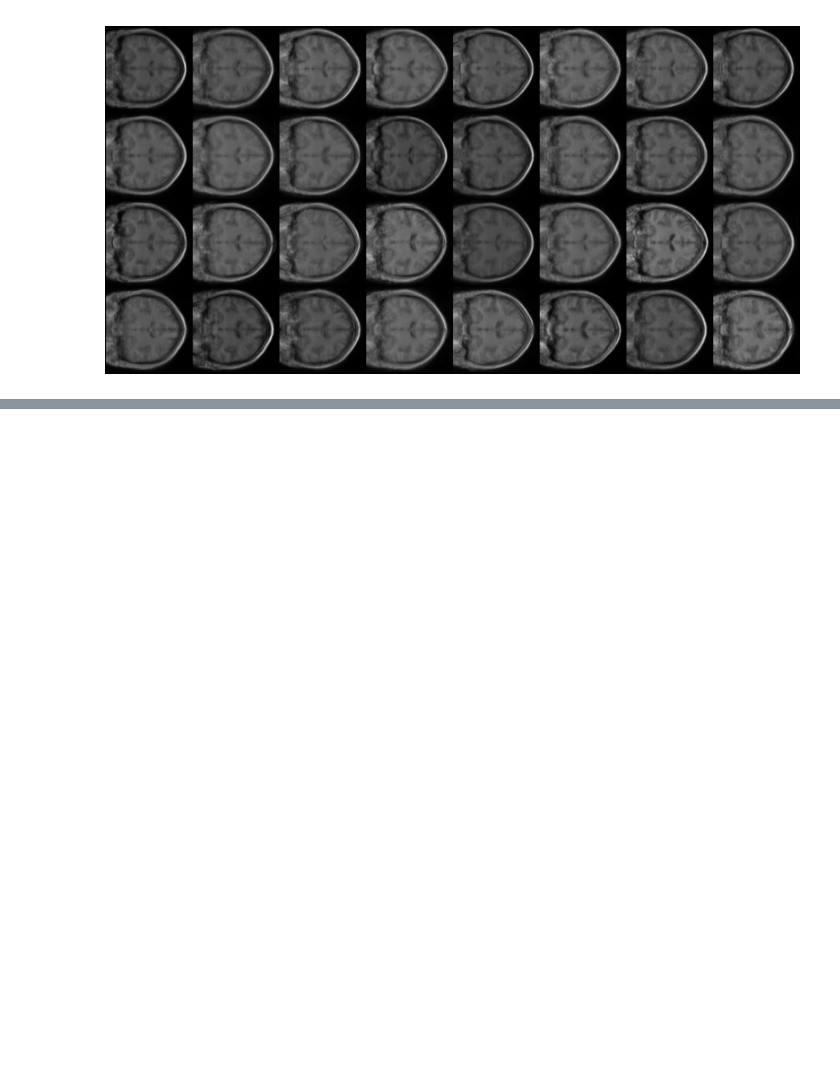
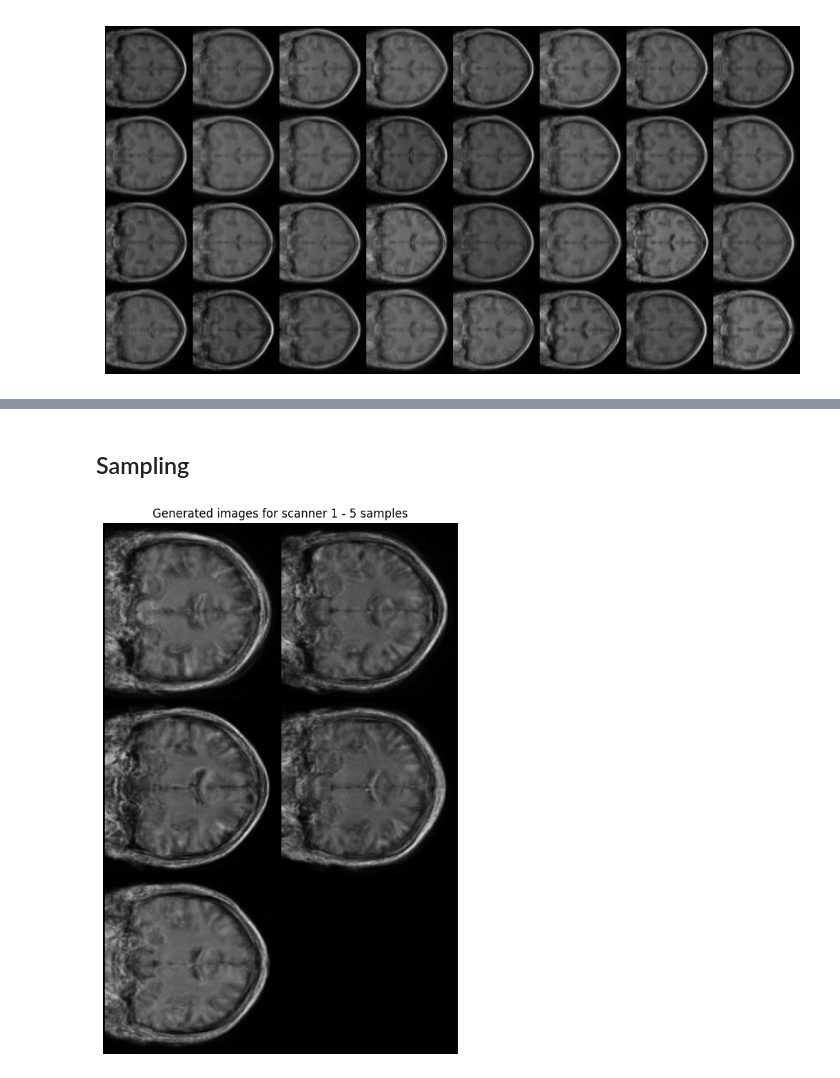
Before and after one commit to AleCava01/Synthesizing-the-Mind, a Jupyter notebook: STM_VAE.ipynb, the cells around one changed output, grey strips where cells are left out. Cells and saved outputs as stored; diff of their text form; code cells hidden in the pictures; blank space fills up the shorter version.

```diff
--- a/STM_VAE.ipynb
+++ b/STM_VAE.ipynb
@@ -87,7 +89,7 @@ device = torch.device("cuda" if torch.cuda.is_available() else "cpu")
 model = VAE().to(device)
 optimizer = torch.optim.Adam(model.parameters(), lr=1e-3)
 
-for epoch in range(1000):
+for epoch in range(100):
     model.train()
     train_loss = 0
     for data in dataloader:
@@ -136,0 +272,28 @@ with torch.no_grad():
+# %% [markdown]
+## Sampling
+# %%
+import matplotlib.pyplot as plt
+import torchvision
+
+model.eval()
+num_samples = 5  # numero di immagini da generare
+scanner_idx = 1   # scanner da cui generare immagini
+
+with torch.no_grad():
+    label = torch.tensor([scanner_idx] * num_samples).to(device)
+    y = one_hot(label, n_classes).to(device)
+    z = torch.randn(num_samples, model.latent_dim).to(device)
+
+    samples = model.decode(z, y).cpu().view(-1, 1, img_size, img_size)
+
+    # nrow può essere scelto per esempio come radice quadrata di num_samples
+    nrow = int(num_samples ** 0.5)
+    grid = torchvision.utils.make_grid(samples, nrow=nrow)
+
+    plt.figure(figsize=(10, 10))
+    plt.imshow(grid.permute(1, 2, 0), cmap='gray')
+    plt.axis('off')
+    plt.title(f"Generated images for scanner {scanner_idx} - {num_samples} samples")
+    plt.show()
+# %% [output]
+[figure, added]
```
Also changed, not shown: parts of 9 cells of this notebook.
